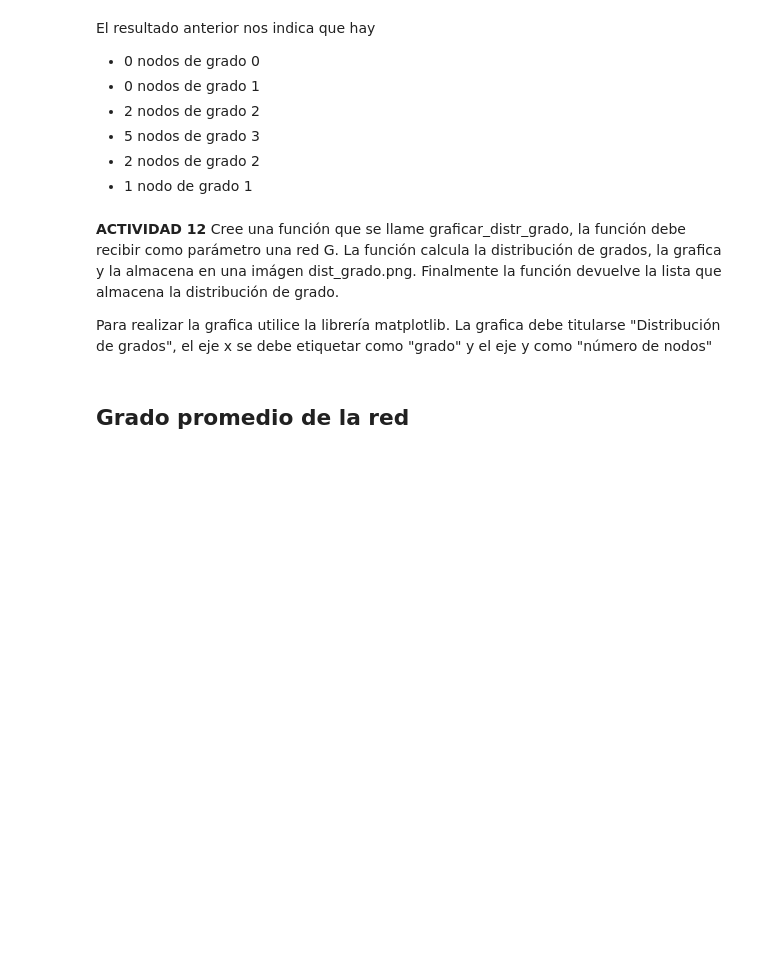
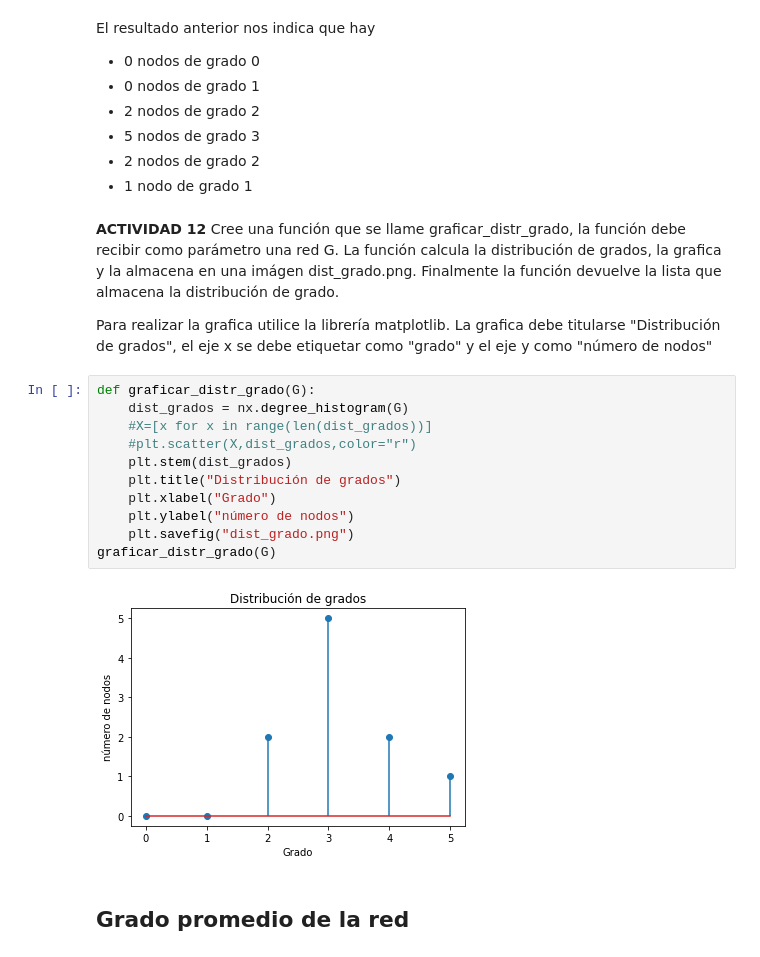
Before and after one commit to uamero/CR-UAMI-21I, a Jupyter notebook: Practica1-2192802567/Practica1.ipynb, the cells around one changed output. Cells and saved outputs as stored; diff of their text form; blank space fills up the shorter version.

```diff
--- a/Practica1-2192802567/Practica1.ipynb
+++ b/Practica1-2192802567/Practica1.ipynb
@@ -151,6 +235,19 @@ El resultado anterior nos indica que hay
 **ACTIVIDAD 12** Cree una función que se llame graficar_distr_grado, la función debe recibir como parámetro una red G. La función calcula la distribución de grados, la grafica y la almacena en una imágen dist_grado.png. Finalmente la función devuelve la lista que almacena la distribución de grado.
 
 Para realizar la grafica utilice la librería matplotlib. La grafica debe titularse "Distribución de grados", el eje x se debe etiquetar como "grado" y el eje y como "número de nodos"
+# %%
+def graficar_distr_grado(G):
+    dist_grados = nx.degree_histogram(G)
+    #X=[x for x in range(len(dist_grados))]
+    #plt.scatter(X,dist_grados,color="r")
+    plt.stem(dist_grados)
+    plt.title("Distribución de grados")
+    plt.xlabel("Grado")
+    plt.ylabel("número de nodos")
+    plt.savefig("dist_grado.png")
+graficar_distr_grado(G)
+# %% [output]
+[figure, added]
 # %% [markdown]
 ## Grado promedio de la red
 # %% [markdown]
```
Also changed, not shown: parts of 27 cells of this notebook, 4 other files.
